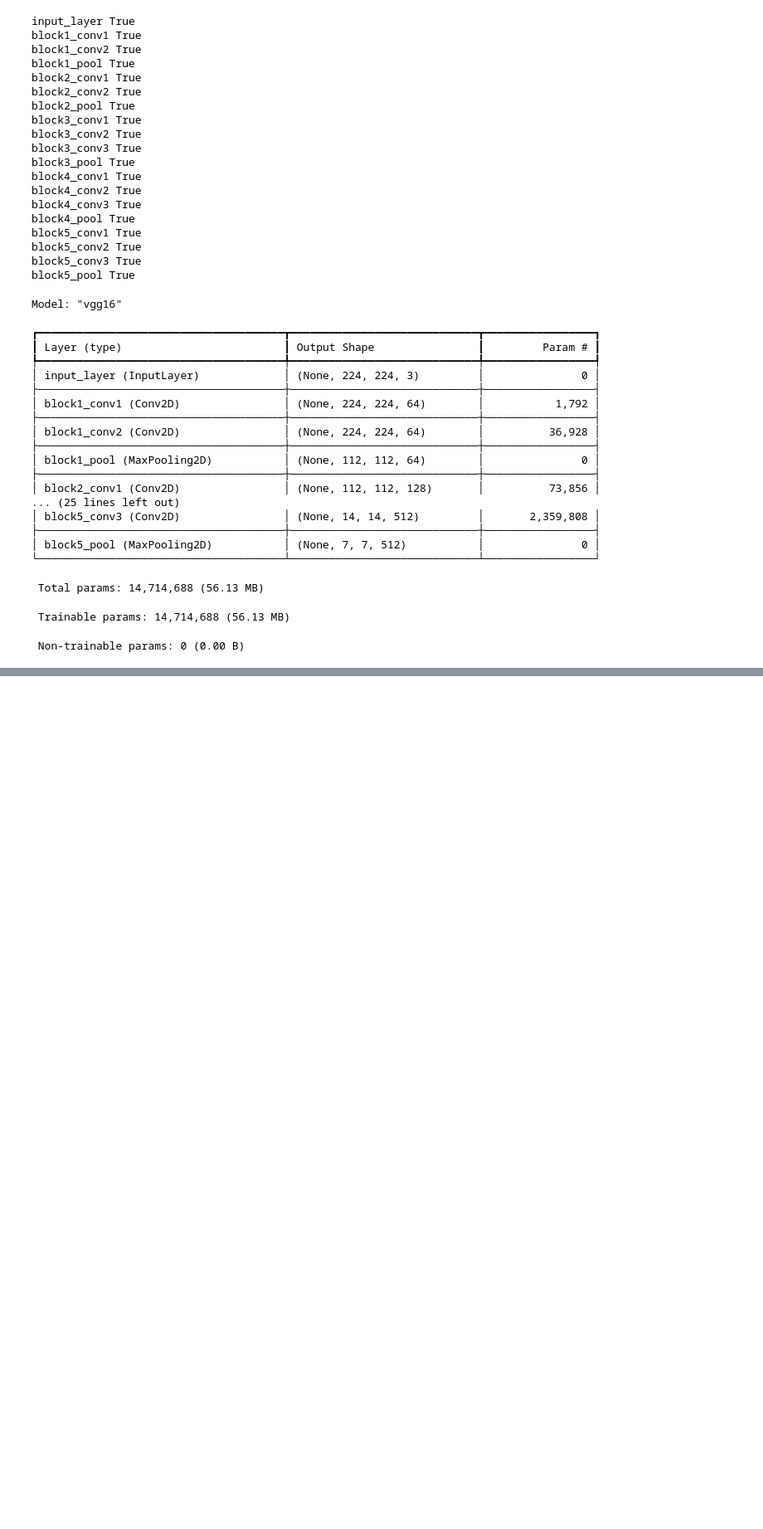
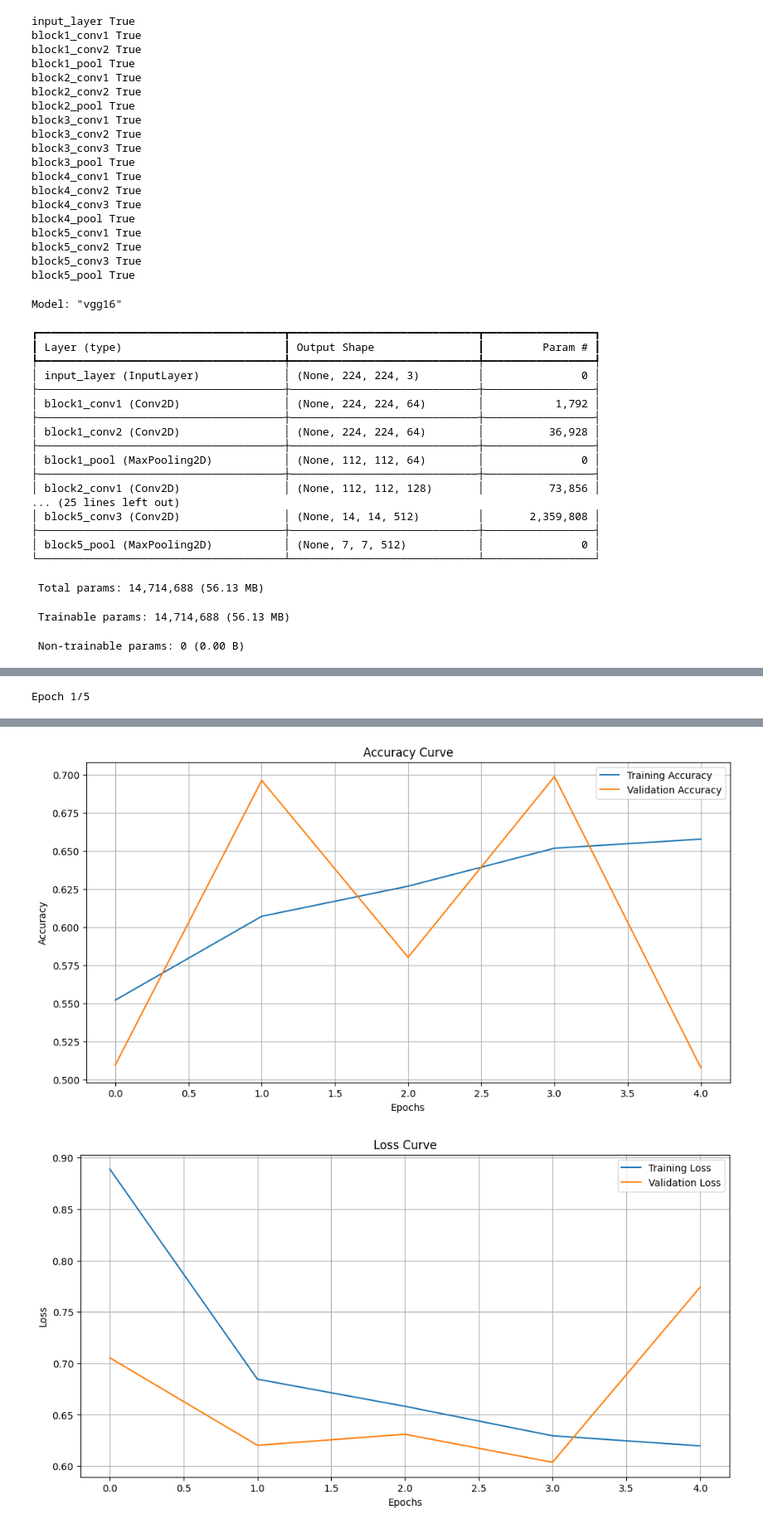
Before and after one commit to nimrashaheen001/Programming_for_AI, a Jupyter notebook: Transferlearning_model2.ipynb, the cells around one changed output, grey strips where cells are left out. Shown at 83% size. Saved outputs shown, nothing was run; the diff lists cells and outputs as text; code cells hidden in the pictures; blank space fills up the shorter version.

```diff
--- a/Transferlearning_model2.ipynb
+++ b/Transferlearning_model2.ipynb
@@ -202,0 +181,44 @@ Epoch 5/5
+# %%
+model.compile(
+    optimizer=tf.keras.optimizers.Adam(learning_rate=0.0001),
+    loss='binary_crossentropy',
+    metrics=['accuracy']
+)
+# Step 6: Train the model
+history = model.fit(
+    train_generator,
+    epochs=5,                       # Adjust epochs as needed
+    validation_data=test_generator,
+    verbose=1
+)
+# Evaluate the model on the test data
+test_loss, test_accuracy = model.evaluate(test_generator, verbose=0)
+
+# Print total accuracy
+print(f"Test Accuracy: {test_accuracy * 100:.2f}%")
+
+import matplotlib.pyplot as plt
+
+# Plot training and validation accuracy
+plt.figure(figsize=(12, 6))
+plt.plot(history.history['accuracy'], label='Training Accuracy')
+plt.plot(history.history['val_accuracy'], label='Validation Accuracy')
+plt.title('Accuracy Curve')
+plt.xlabel('Epochs')
+plt.ylabel('Accuracy')
+plt.legend()
+plt.grid()
+plt.show()
+
+# Plot training and validation loss
+plt.figure(figsize=(12, 6))
+plt.plot(history.history['loss'], label='Training Loss')
+plt.plot(history.history['val_loss'], label='Validation Loss')
+plt.title('Loss Curve')
+plt.xlabel('Epochs')
+plt.ylabel('Loss')
+plt.legend()
+plt.grid()
+plt.show()
+# %% [output]
+Epoch 1/5
@@ -202,0 +235,2 @@ Epoch 5/5
+[figure, added]
+[figure, added]
```
Also changed, not shown: parts of 5 cells of this notebook.
